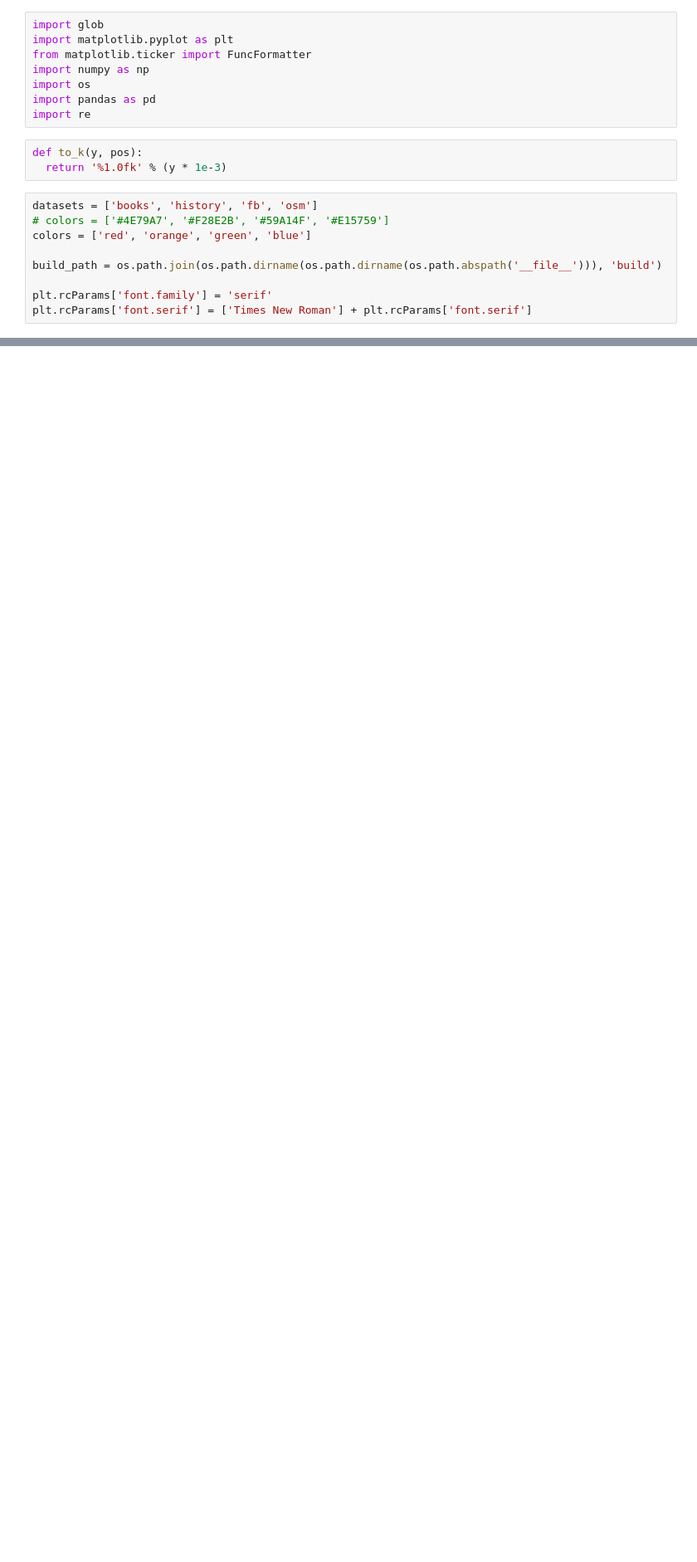
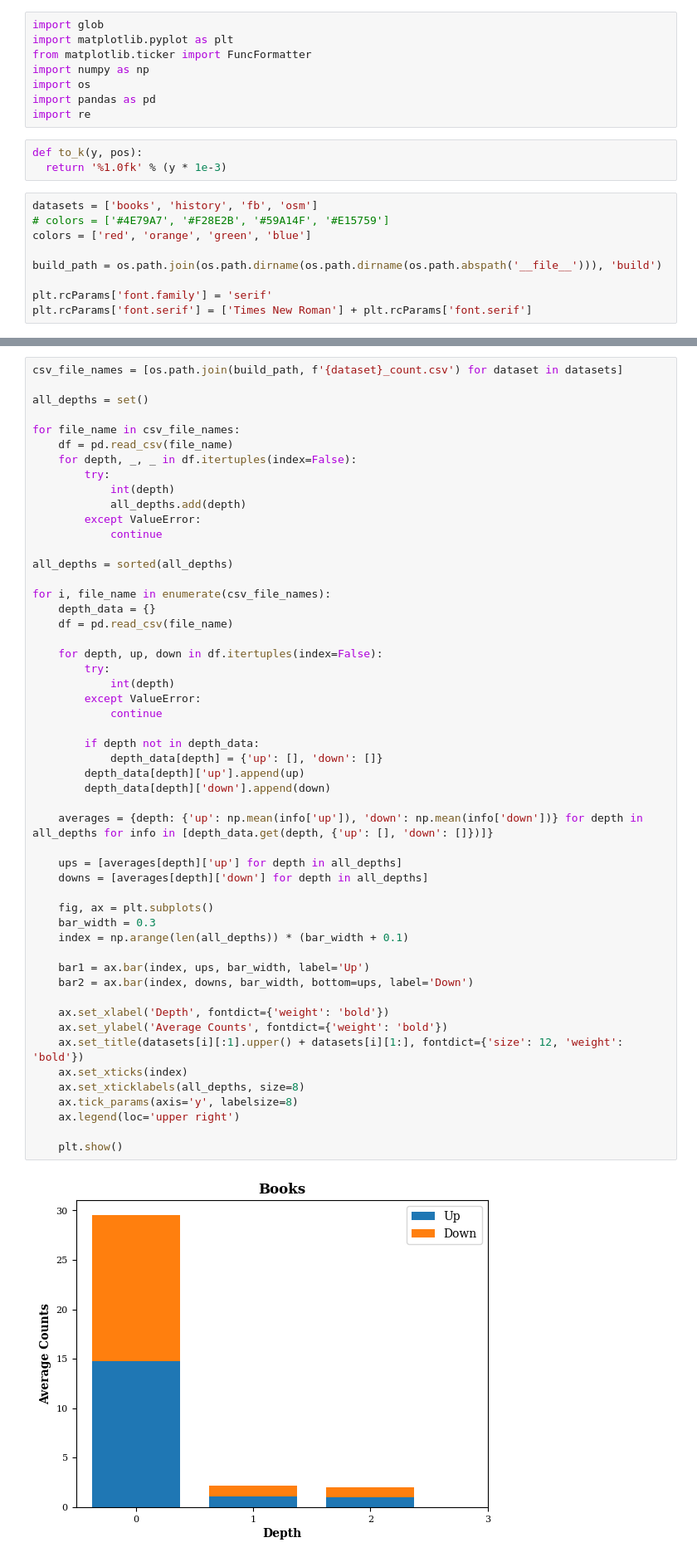
Before and after one commit to neokkk/GRE, a Jupyter notebook: scripts/cdf.ipynb, the cells around one changed output, grey strips where cells are left out. Shown: that part at 83% size. Cells and saved outputs as stored; diff of their text form; blank space fills up the shorter version.

```diff
--- a/scripts/cdf.ipynb
+++ b/scripts/cdf.ipynb
@@ -147,0 +96,54 @@ plt.show()
+# %%
+csv_file_names = [os.path.join(build_path, f'{dataset}_count.csv') for dataset in datasets]
+
+all_depths = set()
+
+for file_name in csv_file_names:
+    df = pd.read_csv(file_name)
+    for depth, _, _ in df.itertuples(index=False):
+        try:
+            int(depth)
+            all_depths.add(depth)
+        except ValueError:
+            continue
+
+all_depths = sorted(all_depths)
+
+for i, file_name in enumerate(csv_file_names):
+    depth_data = {}
+    df = pd.read_csv(file_name)
+
+    for depth, up, down in df.itertuples(index=False):
+        try:
+            int(depth)
+        except ValueError:
+            continue
+
+        if depth not in depth_data:
+            depth_data[depth] = {'up': [], 'down': []}
+        depth_data[depth]['up'].append(up)
+        depth_data[depth]['down'].append(down)
+
+    averages = {depth: {'up': np.mean(info['up']), 'down': np.mean(info['down'])} for depth in all_depths for info in [depth_data.get(depth, {'up': [], 'down': []})]}
+
+    ups = [averages[depth]['up'] for depth in all_depths]
+    downs = [averages[depth]['down'] for depth in all_depths]
+
+    fig, ax = plt.subplots()
+    bar_width = 0.3
+    index = np.arange(len(all_depths)) * (bar_width + 0.1)
+
+    bar1 = ax.bar(index, ups, bar_width, label='Up')
+    bar2 = ax.bar(index, downs, bar_width, bottom=ups, label='Down')
+
+    ax.set_xlabel('Depth', fontdict={'weight': 'bold'})
+    ax.set_ylabel('Average Counts', fontdict={'weight': 'bold'})
+    ax.set_title(datasets[i][:1].upper() + datasets[i][1:], fontdict={'size': 12, 'weight': 'bold'})
+    ax.set_xticks(index)
+    ax.set_xticklabels(all_depths, size=8)
+    ax.tick_params(axis='y', labelsize=8)
+    ax.legend(loc='upper right')
+
+    plt.show()
+# %% [output]
+[figure, added]
```
Also changed, not shown: parts of 5 cells of this notebook.
